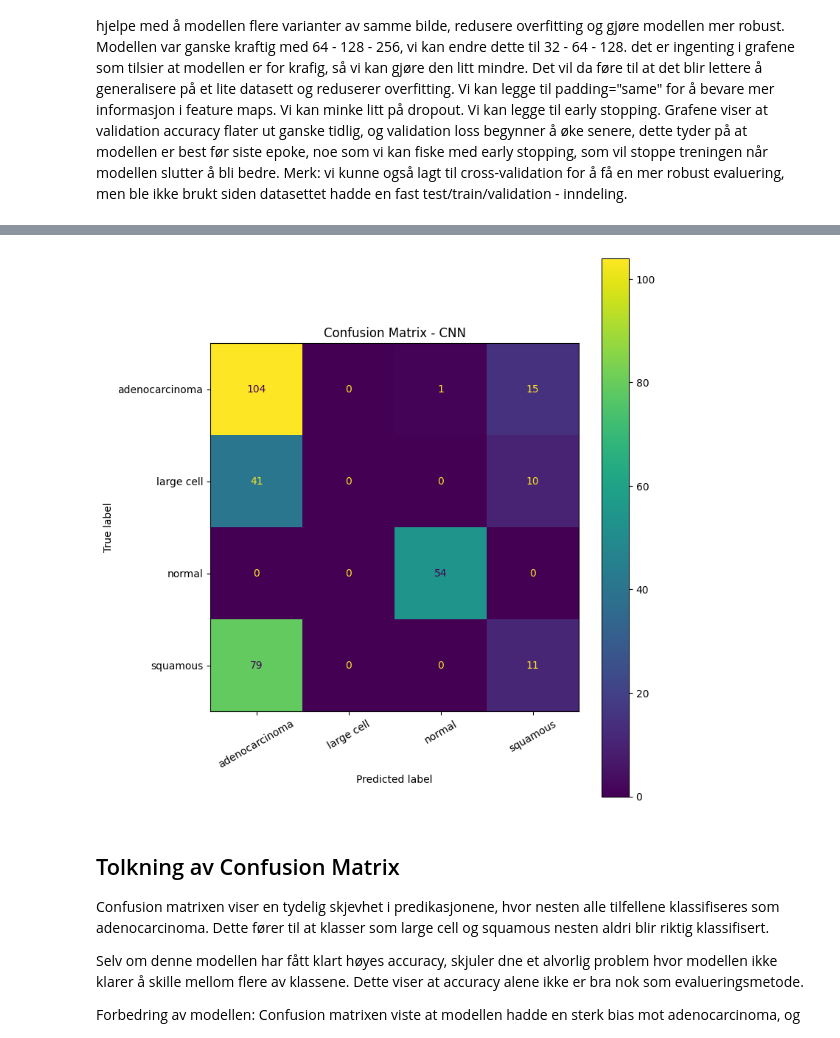
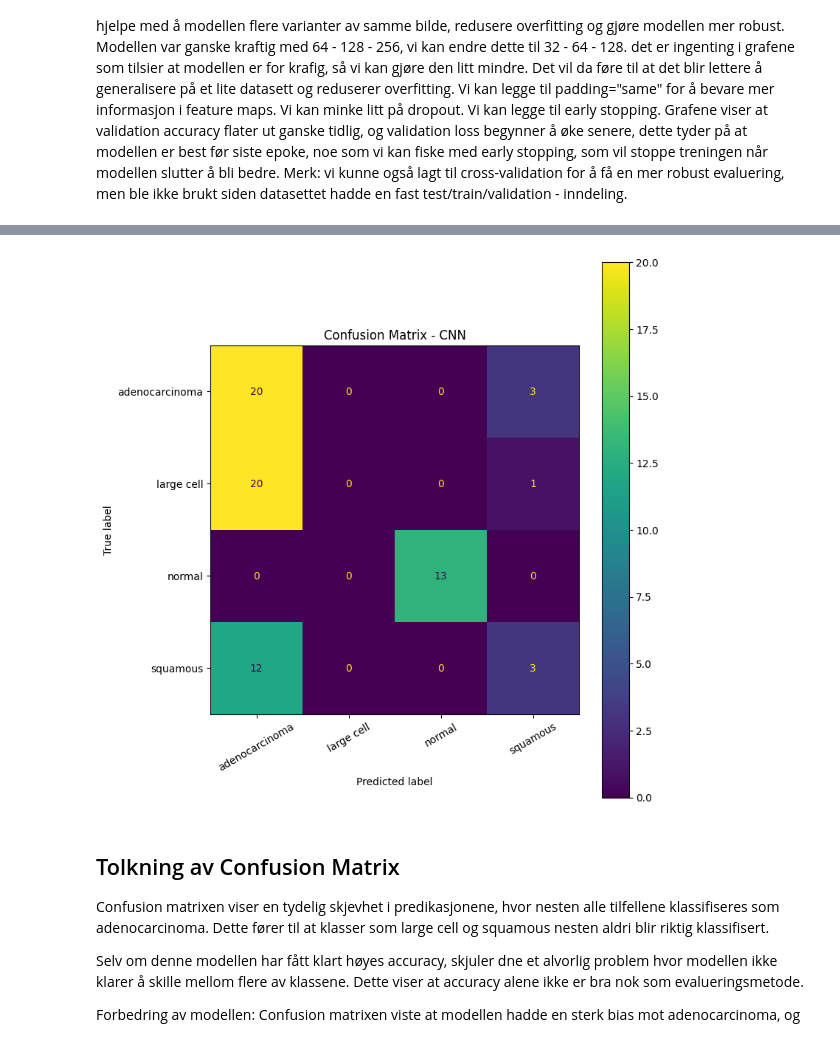
Before and after one commit to chritof/Chest-Cancer-Detections-Using-Deep-Learning, a Jupyter notebook: ChestCancer/utforskeData.ipynb, the cells around one changed output, grey strips where cells are left out. Cells and saved outputs as stored; diff of their text form; code cells hidden in the pictures.

Commit message:
bruekr val data for å finne beste modell. unngår menneskelig  bias

```diff
--- a/ChestCancer/utforskeData.ipynb
+++ b/ChestCancer/utforskeData.ipynb
@@ -371,35 +476,3 @@ Tolkning av graf
 Modellen lærer veldig fort mellom epoche 1 - 3.
 mellom epoche 2-4 ligger kruvene veldig nær hverandre. modellen generaliserer bra.
 Epoche 7-10 begynner validationloss å flate ut også stige litt. Trainingloss fortsetter ganske flatt, dette kan tyde på overfitting.
-# %%
-from sklearn.metrics import confusion_matrix, ConfusionMatrixDisplay
-import numpy as np
-import matplotlib.pyplot as plt
-
-y_true = []
-y_pred = []
-
-for images, labels in test_data:
-    predictions = ff_network.predict(images, verbose=0)
-    predicted_labels = np.argmax(predictions, axis=1)
-
-    y_true.extend(labels.numpy())
-    y_pred.extend(predicted_labels)
-
-cm = confusion_matrix(y_true, y_pred)
-
-# Korte navn her også
-display_names = [
-    "adenocarcinoma",
-    "large cell",
-    "normal",
-    "squamous"
-]
-
-fig, ax = plt.subplots(figsize=(8, 8))
-disp = ConfusionMatrixDisplay(confusion_matrix=cm, display_labels=display_names)
-disp.plot(ax=ax, cmap="viridis", xticks_rotation=30, colorbar=True)
-
-plt.title("Confusion Matrix - FF Neural Network")
-plt.tight_layout()
-plt.show()
@@ -910,7 +980,7 @@ import matplotlib.pyplot as plt
 y_true = []
 y_pred = []
 
-for images, labels in test_data:
+for images, labels in valid_data:
     predictions = model.predict(images, verbose=0)
     predicted_labels = np.argmax(predictions, axis=1)
 
@@ -938,4 +1008,4 @@ plt.show()
-[figure, old version]
+[figure, new version]
 # %% [markdown]
 Tolkning av Confusion Matrix
 --
```
Also changed, not shown: parts of 38 cells of this notebook, 1 other file.
